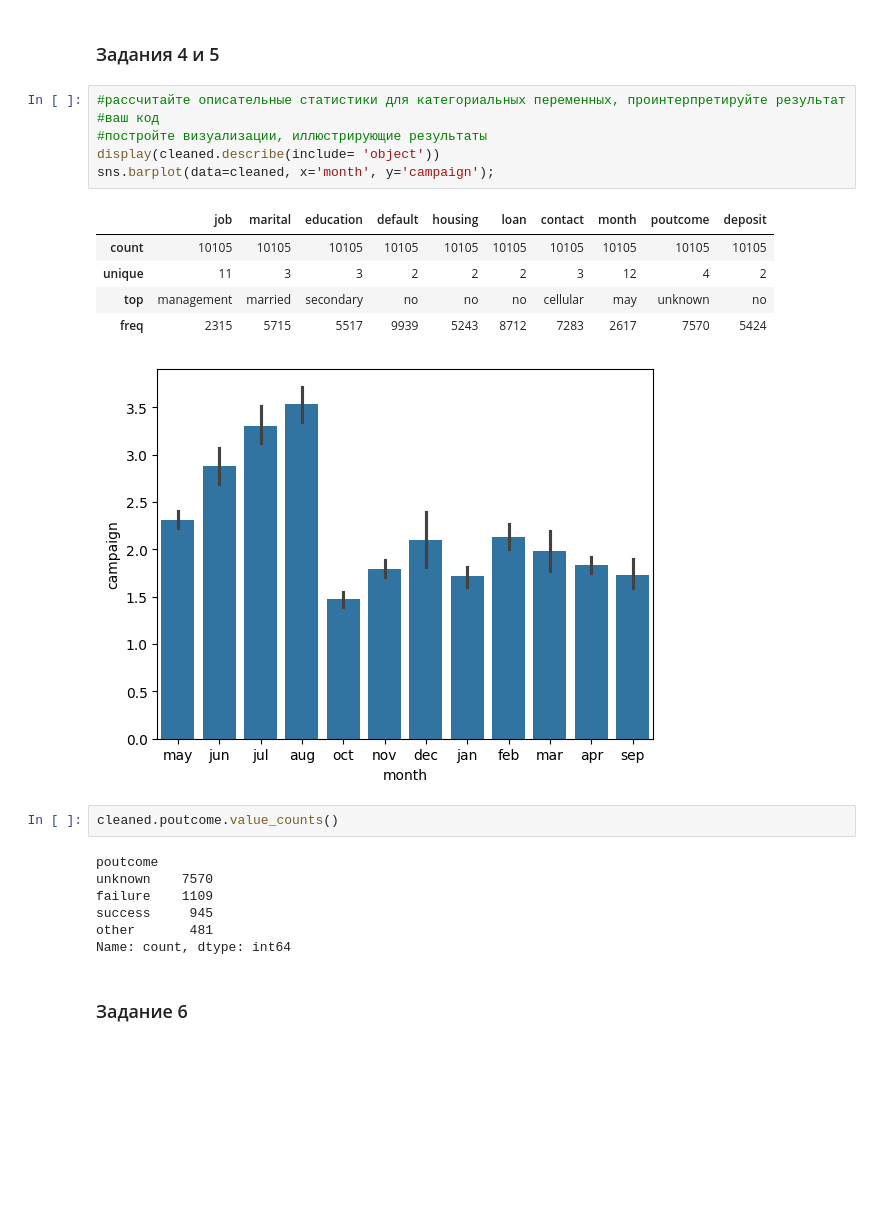
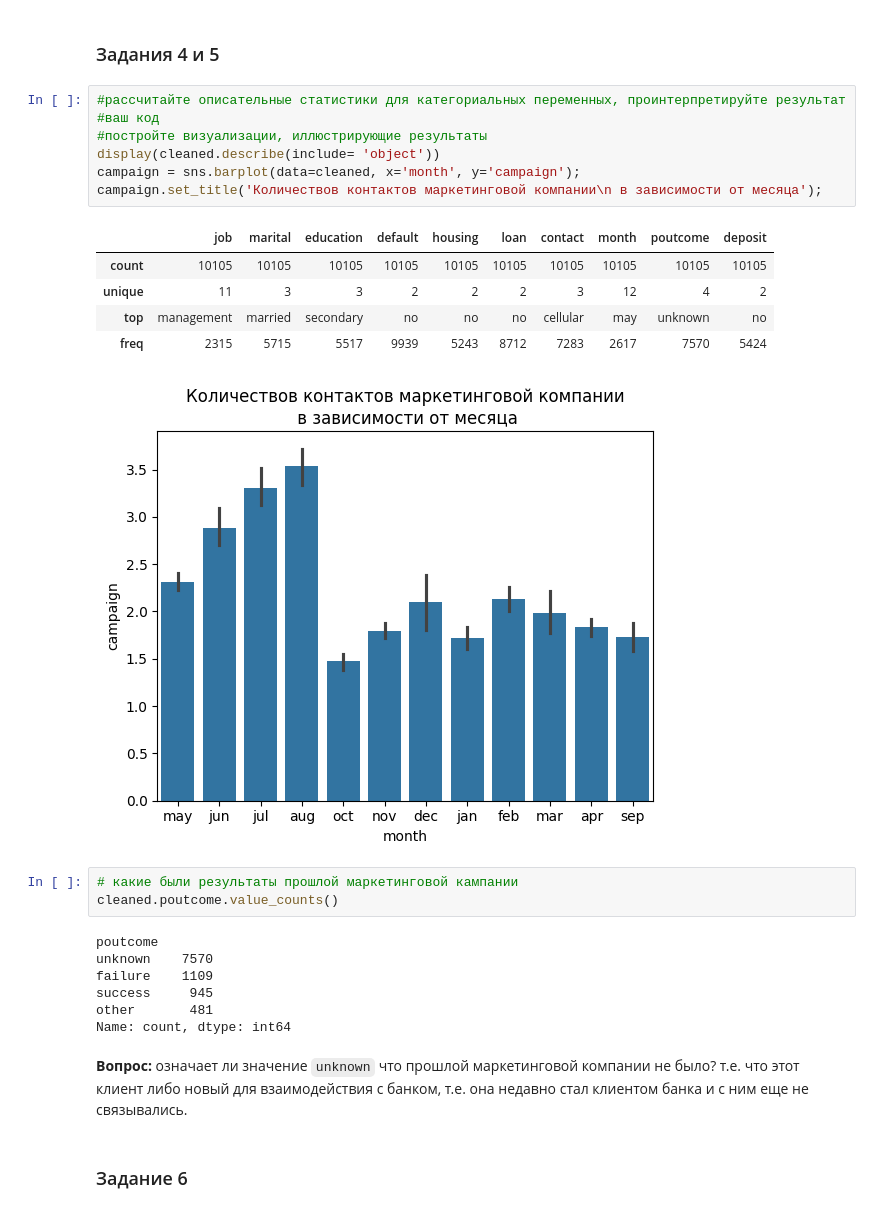
Before and after one commit to AntonYurkovskiy/Project_4_ML_BankDeposits, a Jupyter notebook: Project_4_ML.ipynb, the cells around one changed output. Cells and saved outputs as stored; diff of their text form; blank space fills up the shorter version.

```diff
--- a/Project_4_ML.ipynb
+++ b/Project_4_ML.ipynb
@@ -210,17 +234,19 @@ for i,feature in enumerate(numeric_features):
 # %%
 #рассчитайте описательные статистики для категориальных переменных, проинтерпретируйте результат
 #ваш код
 #постройте визуализации, иллюстрирующие результаты
 display(cleaned.describe(include= 'object'))
-sns.barplot(data=cleaned, x='month', y='campaign');
+campaign = sns.barplot(data=cleaned, x='month', y='campaign');
+campaign.set_title('Количествов контактов маркетинговой компании\n в зависимости от месяца');
 # %% [output]
 |  | job | marital | education | default | housing | loan | contact | month | poutcome | deposit |
 | count | 10105 | 10105 | 10105 | 10105 | 10105 | 10105 | 10105 | 10105 | 10105 | 10105 |
 | unique | 11 | 3 | 3 | 2 | 2 | 2 | 3 | 12 | 4 | 2 |
 | top | management | married | secondary | no | no | no | cellular | may | unknown | no |
 | freq | 2315 | 5715 | 5517 | 9939 | 5243 | 8712 | 7283 | 2617 | 7570 | 5424 |
-[figure, old version]
+[figure, new version]
 # %%
+# какие были результаты прошлой маркетинговой кампании
 cleaned.poutcome.value_counts()
 # %% [output]
 poutcome
@@ -229,6 +255,8 @@ failure    1109
 success     945
 other       481
 Name: count, dtype: int64
+# %% [markdown]
+**Вопрос:**  означает ли значение `unknown` что прошлой маркетинговой компании не было? т.е. что этот клиент либо новый для взаимодействия с банком, т.е. она недавно стал клиентом банка и с ним еще не связывались.
 # %% [markdown]
 ### Задание 6
 # %%
```
Also changed, not shown: parts of 14 cells of this notebook.
